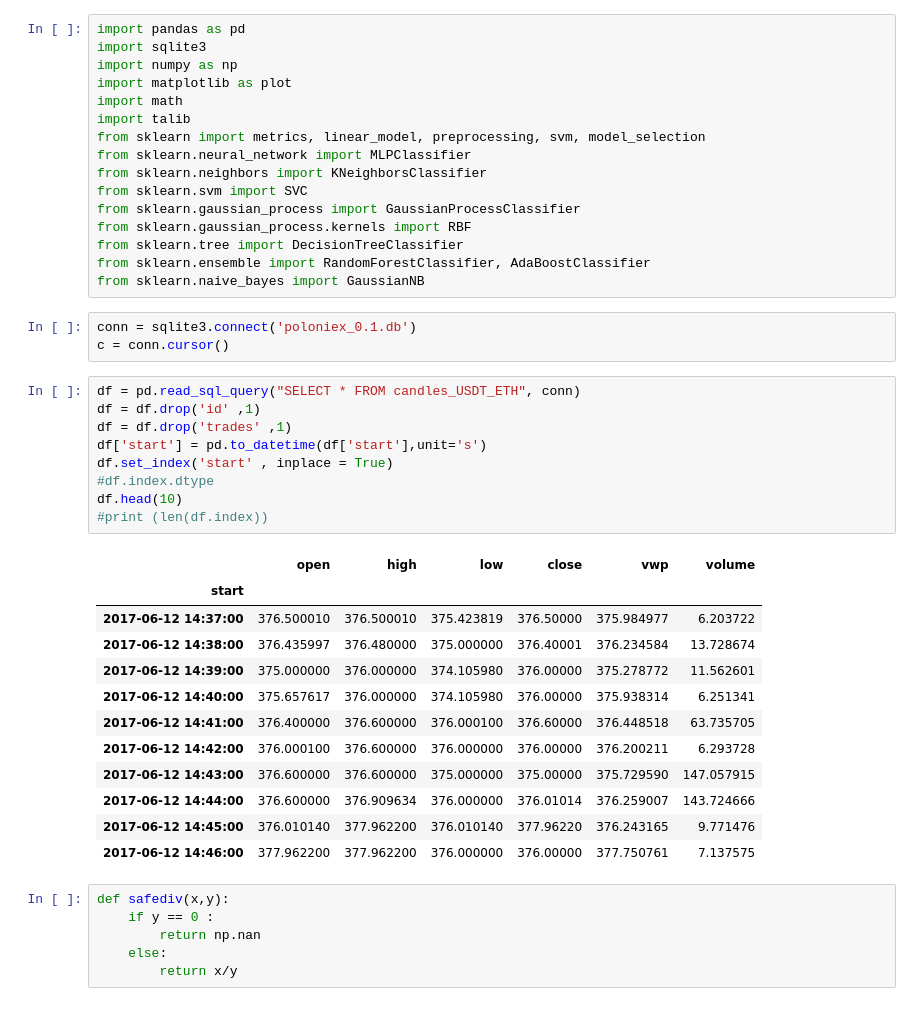
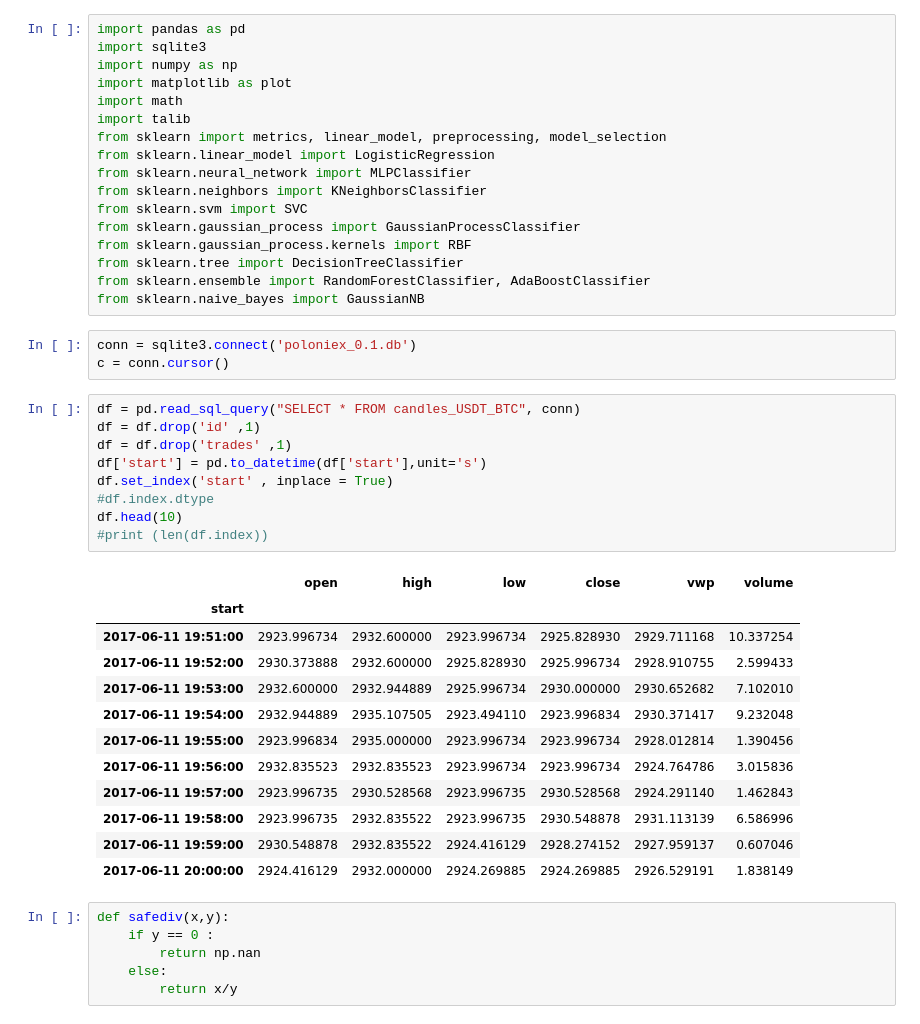
Before and after one commit to lunarhighs/ML-Crypto, a Jupyter notebook: MLCryptov1.ipynb, the cells around one changed output. Cells and saved outputs as stored; diff of their text form.

```diff
--- a/MLCryptov1.ipynb
+++ b/MLCryptov1.ipynb
@@ -5,7 +5,8 @@ import numpy as np
 import matplotlib as plot
 import math
 import talib
-from sklearn import metrics, linear_model, preprocessing, svm, model_selection
+from sklearn import metrics, linear_model, preprocessing, model_selection
+from sklearn.linear_model import LogisticRegression
 from sklearn.neural_network import MLPClassifier
 from sklearn.neighbors import KNeighborsClassifier
 from sklearn.svm import SVC
@@ -18,27 +19,27 @@ from sklearn.naive_bayes import GaussianNB
 conn = sqlite3.connect('poloniex_0.1.db')
 c = conn.cursor()
 # %%
-df = pd.read_sql_query("SELECT * FROM candles_USDT_ETH", conn)
+df = pd.read_sql_query("SELECT * FROM candles_USDT_BTC", conn)
 df = df.drop('id' ,1)
 df = df.drop('trades' ,1)
 df['start'] = pd.to_datetime(df['start'],unit='s')
 df.set_index('start' , inplace = True)
 #df.index.dtype
 df.head(10)
 #print (len(df.index))
 # %% [output]
 |  | open | high | low | close | vwp | volume |
 | start |  |  |  |  |  |  |
-| 2017-06-12 14:37:00 | 376.500010 | 376.500010 | 375.423819 | 376.50000 | 375.984977 | 6.203722 |
-| 2017-06-12 14:38:00 | 376.435997 | 376.480000 | 375.000000 | 376.40001 | 376.234584 | 13.728674 |
-| 2017-06-12 14:39:00 | 375.000000 | 376.000000 | 374.105980 | 376.00000 | 375.278772 | 11.562601 |
-| 2017-06-12 14:40:00 | 375.657617 | 376.000000 | 374.105980 | 376.00000 | 375.938314 | 6.251341 |
-| 2017-06-12 14:41:00 | 376.400000 | 376.600000 | 376.000100 | 376.60000 | 376.448518 | 63.735705 |
-| 2017-06-12 14:42:00 | 376.000100 | 376.600000 | 376.000000 | 376.00000 | 376.200211 | 6.293728 |
-| 2017-06-12 14:43:00 | 376.600000 | 376.600000 | 375.000000 | 375.00000 | 375.729590 | 147.057915 |
-| 2017-06-12 14:44:00 | 376.600000 | 376.909634 | 376.000000 | 376.01014 | 376.259007 | 143.724666 |
-| 2017-06-12 14:45:00 | 376.010140 | 377.962200 | 376.010140 | 377.96220 | 376.243165 | 9.771476 |
-| 2017-06-12 14:46:00 | 377.962200 | 377.962200 | 376.000000 | 376.00000 | 377.750761 | 7.137575 |
+| 2017-06-11 19:51:00 | 2923.996734 | 2932.600000 | 2923.996734 | 2925.828930 | 2929.711168 | 10.337254 |
+| 2017-06-11 19:52:00 | 2930.373888 | 2932.600000 | 2925.828930 | 2925.996734 | 2928.910755 | 2.599433 |
+| 2017-06-11 19:53:00 | 2932.600000 | 2932.944889 | 2925.996734 | 2930.000000 | 2930.652682 | 7.102010 |
+| 2017-06-11 19:54:00 | 2932.944889 | 2935.107505 | 2923.494110 | 2923.996834 | 2930.371417 | 9.232048 |
+| 2017-06-11 19:55:00 | 2923.996834 | 2935.000000 | 2923.996734 | 2923.996734 | 2928.012814 | 1.390456 |
+| 2017-06-11 19:56:00 | 2932.835523 | 2932.835523 | 2923.996734 | 2923.996734 | 2924.764786 | 3.015836 |
+| 2017-06-11 19:57:00 | 2923.996735 | 2930.528568 | 2923.996735 | 2930.528568 | 2924.291140 | 1.462843 |
+| 2017-06-11 19:58:00 | 2923.996735 | 2932.835522 | 2923.996735 | 2930.548878 | 2931.113139 | 6.586996 |
+| 2017-06-11 19:59:00 | 2930.548878 | 2932.835522 | 2924.416129 | 2928.274152 | 2927.959137 | 0.607046 |
+| 2017-06-11 20:00:00 | 2924.416129 | 2932.000000 | 2924.269885 | 2924.269885 | 2926.529191 | 1.838149 |
 # %%
 def safediv(x,y):
     if y == 0 :
```
Also changed, not shown: parts of 5 cells of this notebook, 4 other files.
